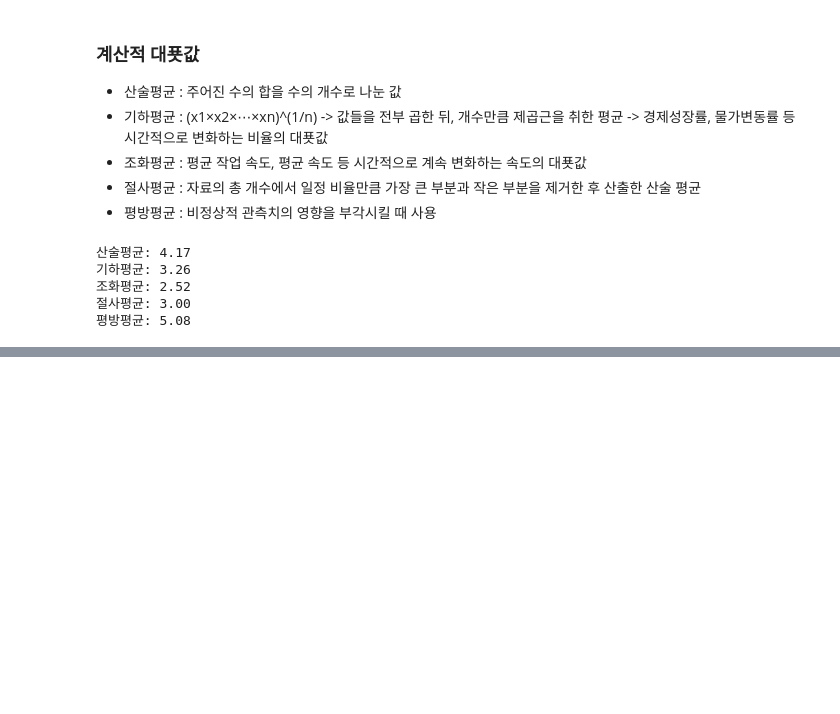
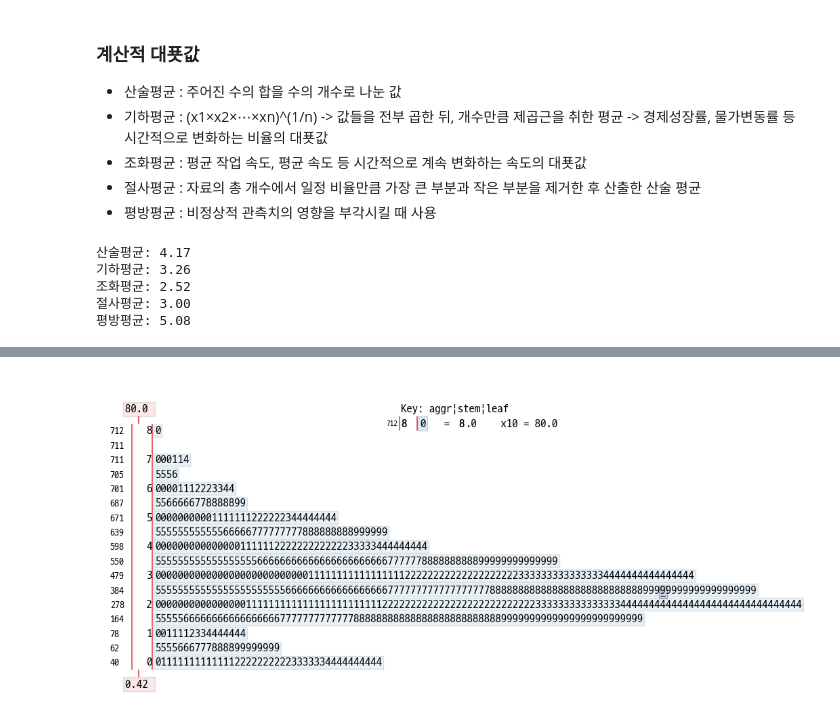
Before and after one commit to kkoldduck2/adp_practice, a Jupyter notebook: 2_EDA/1_EDA.ipynb, the cells around one changed output, grey strips where cells are left out. Cells and saved outputs as stored; diff of their text form; code cells hidden in the pictures; blank space fills up the shorter version.

```diff
--- a/2_EDA/1_EDA.ipynb
+++ b/2_EDA/1_EDA.ipynb
@@ -357,0 +385,5 @@ print("평방평균: {:.2f}".format(qm))
+# %%
+from scipy.stats import pearsonr
+titanic = titanic.dropna(axis=0)
+corr, p = pearsonr(titanic['Age'], titanic['Fare'])
+print("피어슨 상관계수 : {:.3f}, p-value : {:.3f}".format(corr, p))
@@ -357,0 +421,9 @@ print("평방평균: {:.2f}".format(qm))
+# %%
+# 줄기잎그림 : 데이터 세로선을 기준으로 줄기와 잎 두 부분으로 나누어 구분함으로써 데이터의 대략적 분포를 확인할 수 있게한다.
+# 자료의 개수가 많이 않을 경우에 사용하며, 자료가 많을 경우에는 히스토그램을 사용한다.
+
+import stemgraphic
+stemgraphic.stem_graphic(titanic['Age'])
+plt.show()
+# %% [output]
+[figure, added]
```
Also changed, not shown: parts of 17 cells of this notebook, 1 other file.
